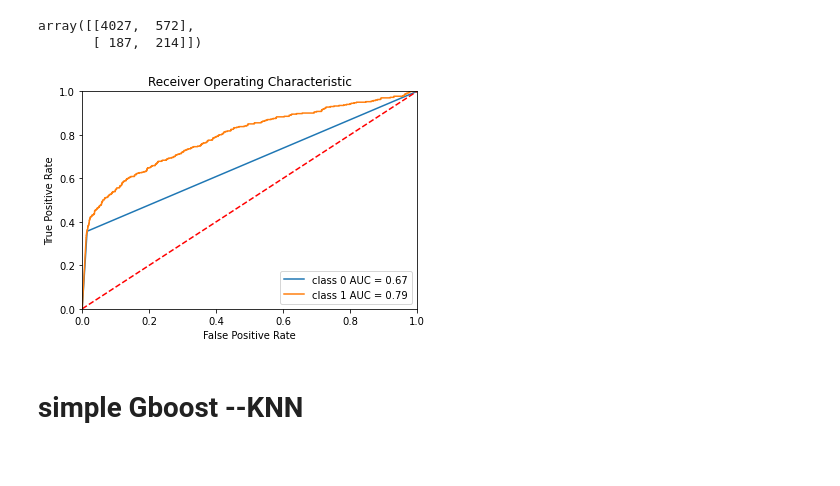
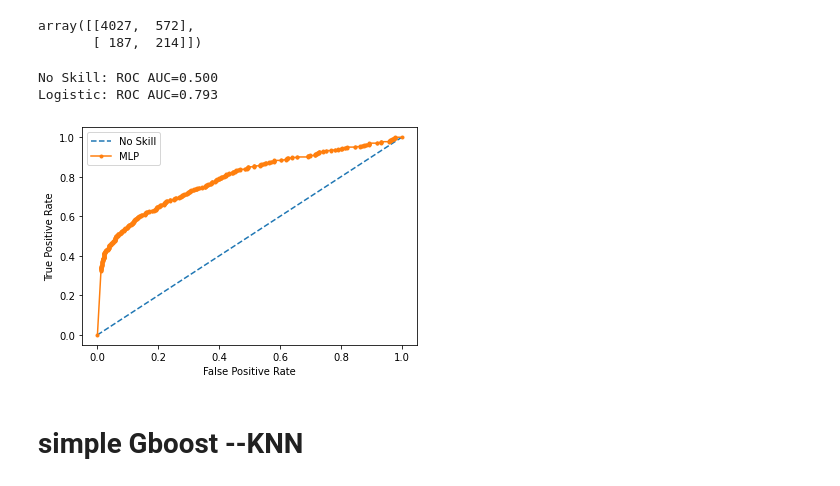
Before and after one commit to sarashen2017/UGA_data_competition, a Jupyter notebook: Codes/MLP&simple_gradient_boosting.ipynb, the cells around one changed output. Drawn from its saved outputs; the diff is of its cells as text; code cells hidden in the pictures.

```diff
--- a/Codes/MLP&simple_gradient_boosting.ipynb
+++ b/Codes/MLP&simple_gradient_boosting.ipynb
@@ -445,18 +437,36 @@ roc_auc2 = auc(fpr2, tpr2)
-# %%
-import matplotlib.pyplot as plt
-plt.figure()
-plt.title('Receiver Operating Characteristic')
-plt.plot(fpr, tpr, label = 'class 0 AUC = %0.2f' % roc_auc)
-plt.plot(fpr2, tpr2, label = 'class 1 AUC = %0.2f' % roc_auc2)
-plt.legend(loc = 'lower right')
-plt.plot([0, 1], [0, 1],'r--')
-plt.xlim([0, 1])
-plt.ylim([0, 1])
-plt.ylabel('True Positive Rate')
-plt.xlabel('False Positive Rate')
-plt.show()
-# %% [output]
-[figure, removed]
+# %%
+# roc curve and auc
+from sklearn.metrics import roc_curve
+from sklearn.metrics import roc_auc_score
+from matplotlib import pyplot
+ns_probs = [0 for _ in range(len(dfn_test1['Default_ind']))]
+# predict probabilities
+lr_probs = mlpn.predict_proba(dfn_test1.drop('Default_ind',axis=1))
+# keep probabilities for the positive outcome only
+lr_probs = lr_probs[:, 1]
+# calculate scores
+ns_auc = roc_auc_score(dfn_test1['Default_ind'], ns_probs)
+lr_auc = roc_auc_score(dfn_test1['Default_ind'], lr_probs)
+# summarize scores
+print('No Skill: ROC AUC=%.3f' % (ns_auc))
+print('Logistic: ROC AUC=%.3f' % (lr_auc))
+# calculate roc curves
+ns_fpr, ns_tpr, _ = roc_curve(dfn_test1['Default_ind'], ns_probs)
+lr_fpr, lr_tpr, _ = roc_curve(dfn_test1['Default_ind'], lr_probs)
+# plot the roc curve for the model
+pyplot.plot(ns_fpr, ns_tpr, linestyle='--', label='No Skill')
+pyplot.plot(lr_fpr, lr_tpr, marker='.', label='MLP')
+# axis labels
+pyplot.xlabel('False Positive Rate')
+pyplot.ylabel('True Positive Rate')
+# show the legend
+pyplot.legend()
+# show the plot
+pyplot.show()
+# %% [output]
+No Skill: ROC AUC=0.500
+Logistic: ROC AUC=0.793
+[figure, added]
 # %% [markdown]
 # simple Gboost --KNN
 # %%
```
Also changed, not shown: parts of 3 cells of this notebook.
